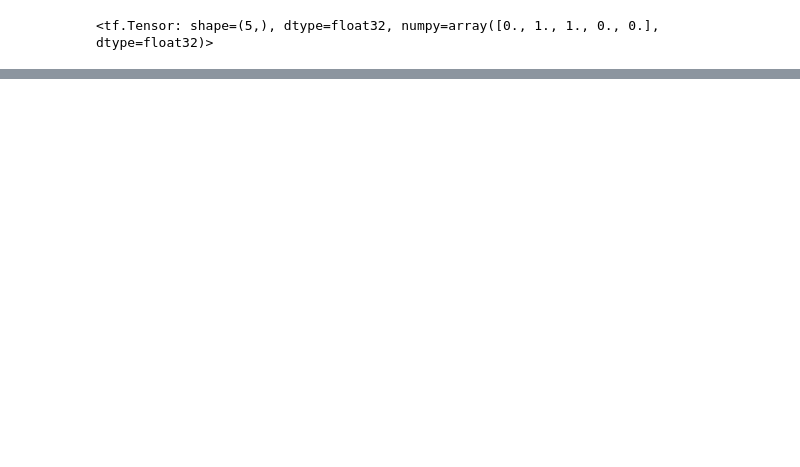
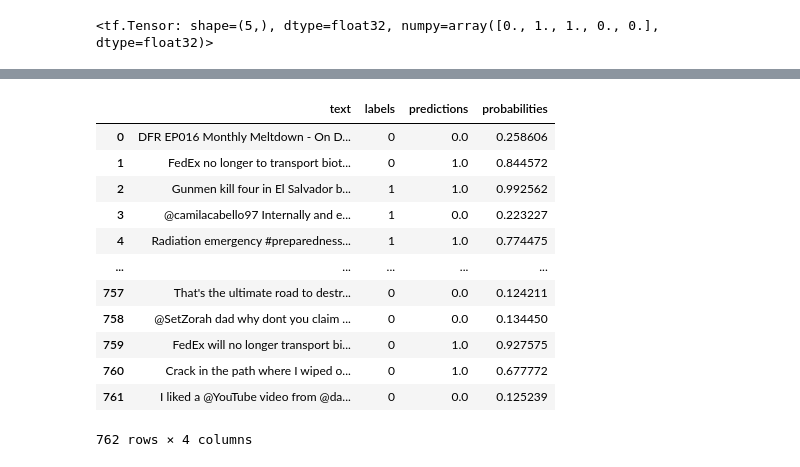
Before and after one commit to vbgupta/Tensorflow-Developer-Cert, a Jupyter notebook: src/notebooks/nlp/nlp-fundamentals.ipynb, the cells around one changed output, grey strips where cells are left out. Saved outputs shown, nothing was run; the diff lists cells and outputs as text; code cells hidden in the pictures; blank space fills up the shorter version.

```diff
--- a/src/notebooks/nlp/nlp-fundamentals.ipynb
+++ b/src/notebooks/nlp/nlp-fundamentals.ipynb
@@ -308,0 +615,27 @@ Model_1 Results:
+# %%
+# Create sentence encoder layer
+sentence_encoder_layer = hub.KerasLayer("https://tfhub.dev/google/universal-sentence-encoder/4",
+                                        input_shape = [],
+                                        dtype = tf.string,
+                                        trainable = False,
+                                        name = "USE")
+# %%
+model_6 = tf.keras.Sequential([
+                                sentence_encoder_layer,
+                                layers.Dense(64, activation = "relu"),
+                                layers.Dense(1, activation = "sigmoid")
+                            ], name = "model_6_USE")
+# %%
+# Compile the model
+model_6.compile(loss = "binary_crossentropy",
+                optimizer = tf.keras.optimizers.Adam(),
+                metrics = ["accuracy"])
+# %%
+# Fit the model
+model_6_history = model_6.fit(
+    x = train_sentences,
+    y = train_labels,
+    epochs = 5,
+    validation_data = (val_sentences, val_labels),
+    callbacks = [create_tensorboard_callback(SAVE_DIR, "model_6_USE")]
+)
@@ -308,0 +774,11 @@ Model_1 Results:
+# %%
+# Create a dataframe with validation sentences, labels and best performing model predictions and probabilities
+
+val_df = pd.DataFrame({
+    "text": val_sentences,
+    "labels": val_labels,
+    "predictions": tf.squeeze(tf.round(model_6.predict(val_sentences))),
+    "probabilities": tf.squeeze(model_6.predict(val_sentences))
+})
+val_df
+# %% [output]
@@ -308,0 +787,13 @@ Model_1 Results:
+|  | text | labels | predictions | probabilities |
+| 0 | DFR EP016 Monthly Meltdown - On D... | 0 | 0.0 | 0.258606 |
+| 1 | FedEx no longer to transport biot... | 0 | 1.0 | 0.844572 |
+| 2 | Gunmen kill four in El Salvador b... | 1 | 1.0 | 0.992562 |
+| 3 | @camilacabello97 Internally and e... | 1 | 0.0 | 0.223227 |
+| 4 | Radiation emergency #preparedness... | 1 | 1.0 | 0.774475 |
+| ... | ... | ... | ... | ... |
+| 757 | That's the ultimate road to destr... | 0 | 0.0 | 0.124211 |
+| 758 | @SetZorah dad why dont you claim ... | 0 | 0.0 | 0.134450 |
+| 759 | FedEx will no longer transport bi... | 0 | 1.0 | 0.927575 |
+| 760 | Crack in the path where I wiped o... | 0 | 1.0 | 0.677772 |
+| 761 | I liked a @YouTube video from @da... | 0 | 0.0 | 0.125239 |
+762 rows × 4 columns
```
Also changed, not shown: parts of 64 cells of this notebook, 36 other files.
